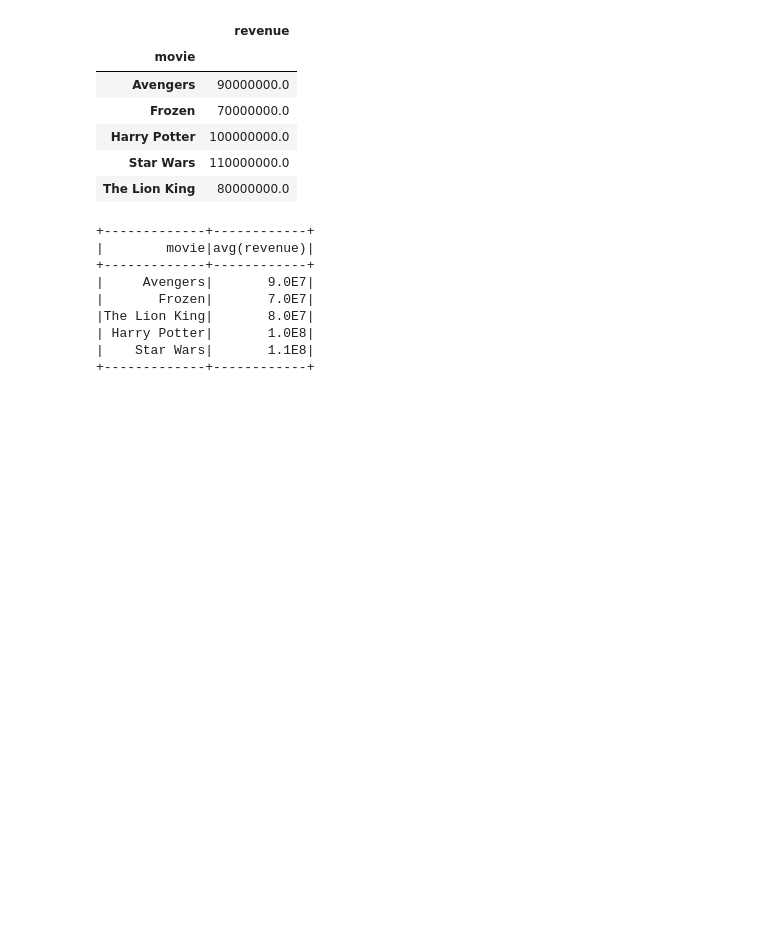
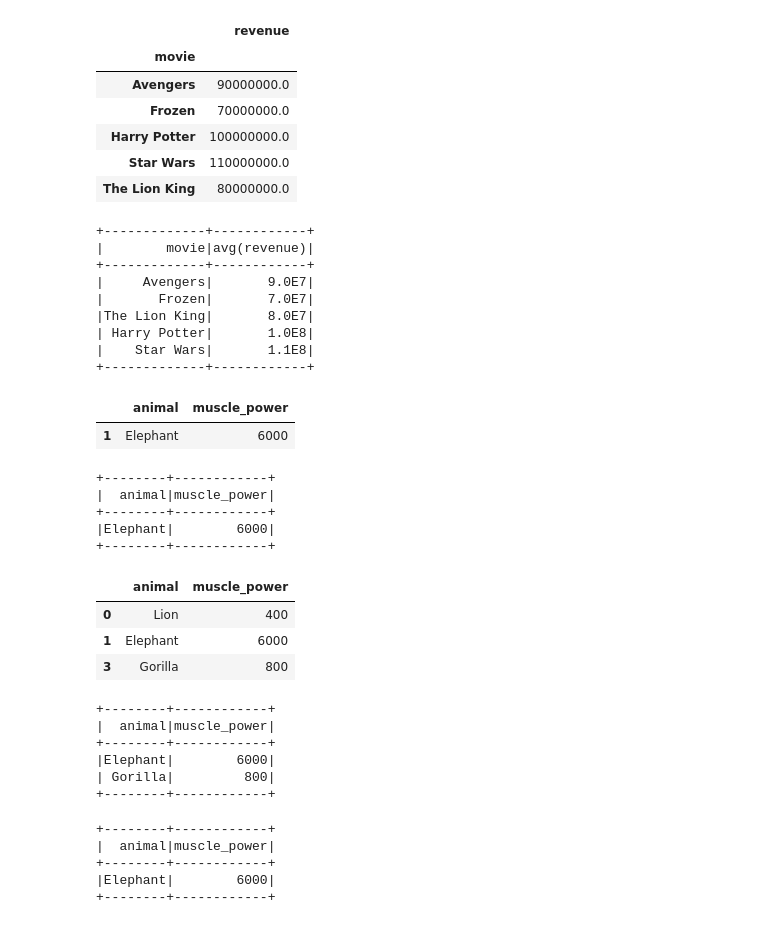
Before and after one commit to amien1410/colab-notebooks, a Jupyter notebook: Colab_Pyspark_Pandas.ipynb, the cells around one changed output. Saved outputs shown, nothing was run; the diff lists cells and outputs as text; code cells hidden in the pictures; blank space fills up the shorter version.

```diff
--- a/Colab_Pyspark_Pandas.ipynb
+++ b/Colab_Pyspark_Pandas.ipynb
@@ -179,3 +179,54 @@ agg_spark_df.show()
 | Harry Potter|       1.0E8|
 |    Star Wars|       1.1E8|
 +-------------+------------+
+# %%
+# Pandas filter data
+import pandas as pd
+pandas_df = pd.DataFrame({
+'animal': ['Lion', 'Elephant', 'Tiger', 'Gorilla'],
+'muscle_power': [400, 6000, 350, 800]})
+filtered_pandas_df = pandas_df[pandas_df['muscle_power'] > 1000]
+filtered_pandas_df
+# %% [output]
+|  | animal | muscle_power |
+| 1 | Elephant | 6000 |
+# %%
+# Pyspark filter data
+from pyspark.sql import SparkSession
+spark = SparkSession.builder.appName("FilterByMusclePower").getOrCreate()
+spark_data = [("Lion", 400), ("Elephant", 6000), ("Tiger", 350), ("Gorilla", 800)]
+spark_df = spark.createDataFrame(spark_data, ["animal", "muscle_power"])
+filtered_spark_df = spark_df[spark_df['muscle_power'] > 1000]
+filtered_spark_df.show()
+# %% [output]
++--------+------------+
+|  animal|muscle_power|
++--------+------------+
+|Elephant|        6000|
++--------+------------+
+# %%
+# pandas filter using query()
+pandas_df.query("muscle_power > 350")
+# %% [output]
+|  | animal | muscle_power |
+| 0 | Lion | 400 |
+| 1 | Elephant | 6000 |
+| 3 | Gorilla | 800 |
+# %%
+# pyspark filter using filter()
+spark_df.filter("muscle_power > 500").show()
+# %% [output]
++--------+------------+
+|  animal|muscle_power|
++--------+------------+
+|Elephant|        6000|
+| Gorilla|         800|
++--------+------------+
+# %%
+spark_df.where("muscle_power > 1000").show()
+# %% [output]
++--------+------------+
+|  animal|muscle_power|
++--------+------------+
+|Elephant|        6000|
++--------+------------+
```
Also changed, not shown: parts of 1 cell of this notebook.
